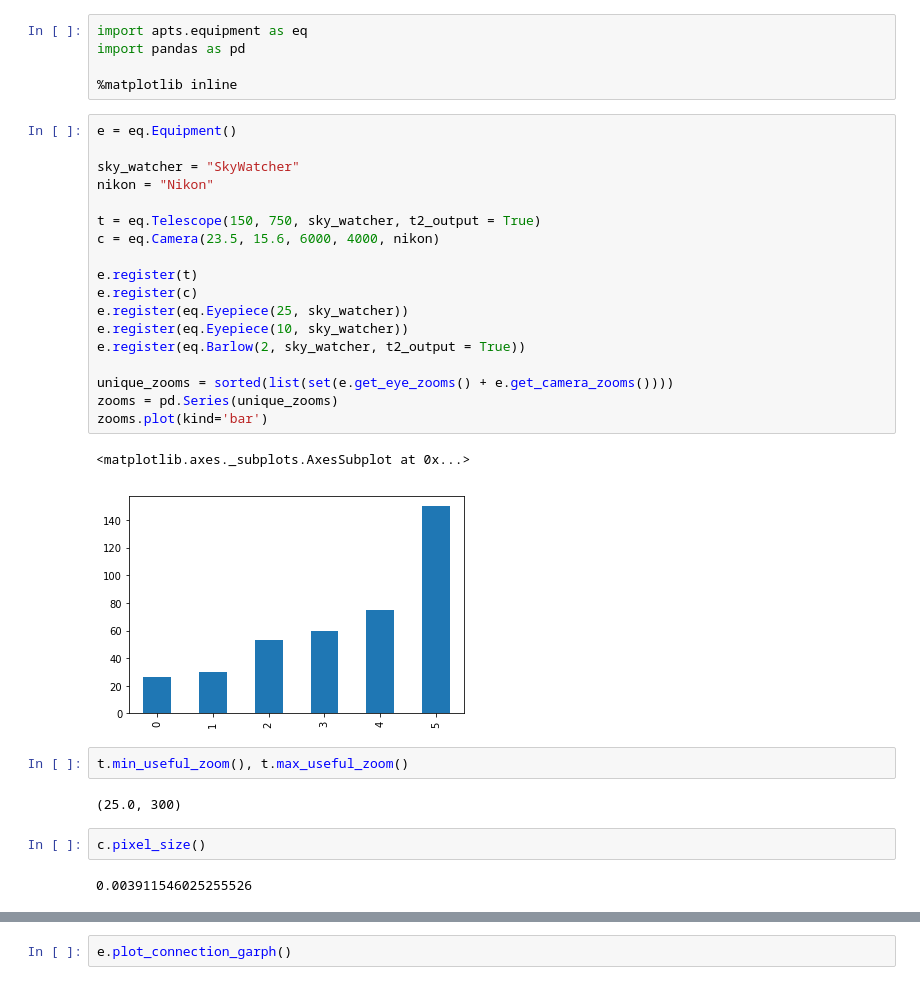
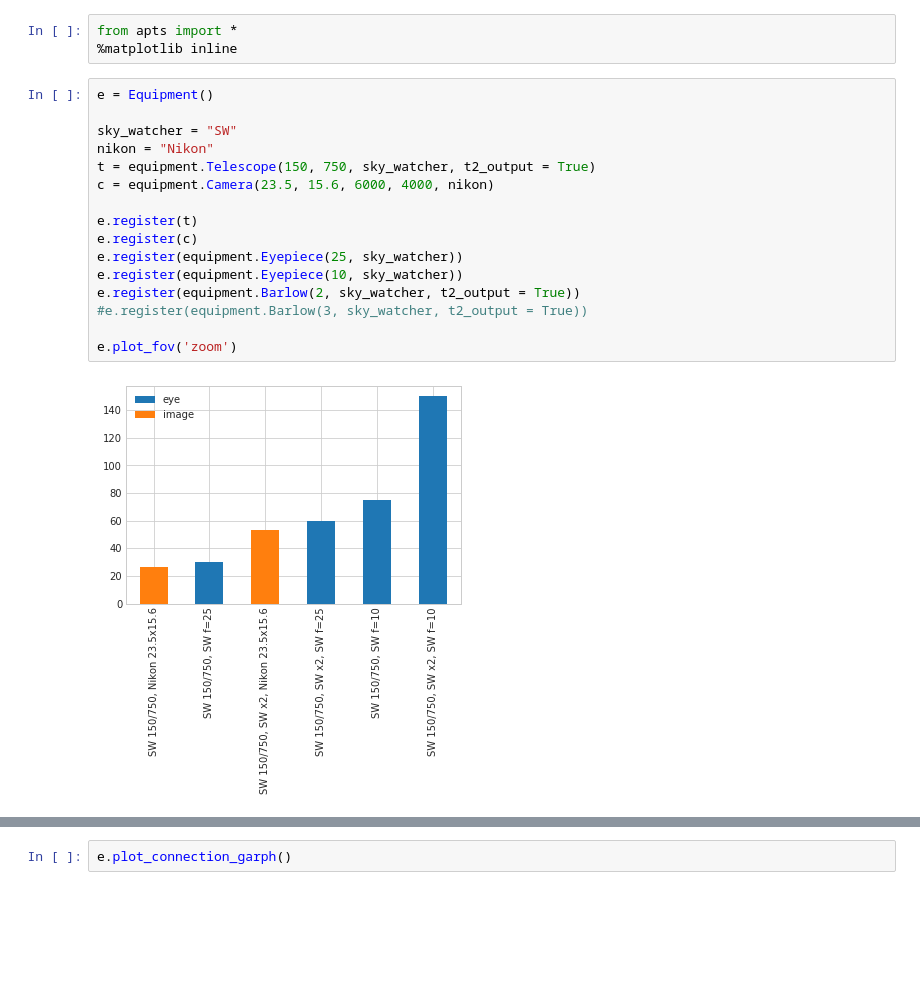
Before and after one commit to pozar87/apts, a Jupyter notebook: Test.ipynb, the cells around one changed output, grey strips where cells are left out. Cells and saved outputs as stored; diff of their text form; blank space fills up the shorter version.

```diff
--- a/Test.ipynb
+++ b/Test.ipynb
@@ -1,34 +1,21 @@
 # %%
-import apts.equipment as eq
-import pandas as pd
-
+from apts import *
 %matplotlib inline
 # %%
-e = eq.Equipment()
+e = Equipment()
 
-sky_watcher = "SkyWatcher"
+sky_watcher = "SW"
 nikon = "Nikon"
-
-t = eq.Telescope(150, 750, sky_watcher, t2_output = True)
-c = eq.Camera(23.5, 15.6, 6000, 4000, nikon)
+t = equipment.Telescope(150, 750, sky_watcher, t2_output = True)
+c = equipment.Camera(23.5, 15.6, 6000, 4000, nikon)
 
 e.register(t)
 e.register(c)
-e.register(eq.Eyepiece(25, sky_watcher))
-e.register(eq.Eyepiece(10, sky_watcher))
-e.register(eq.Barlow(2, sky_watcher, t2_output = True))
+e.register(equipment.Eyepiece(25, sky_watcher))
+e.register(equipment.Eyepiece(10, sky_watcher))
+e.register(equipment.Barlow(2, sky_watcher, t2_output = True))
+#e.register(equipment.Barlow(3, sky_watcher, t2_output = True))
 
-unique_zooms = sorted(list(set(e.get_eye_zooms() + e.get_camera_zooms())))
-zooms = pd.Series(unique_zooms)
-zooms.plot(kind='bar')
+e.plot_fov('zoom')
 # %% [output]
-<matplotlib.axes._subplots.AxesSubplot at 0x...>
-[figure, old version]
+[figure, new version]
-# %%
-t.min_useful_zoom(), t.max_useful_zoom()
-# %% [output]
-(25.0, 300)
-# %%
-c.pixel_size()
-# %% [output]
-0.003911546025255526
```
Also changed, not shown: parts of 5 cells of this notebook, 12 other files.
